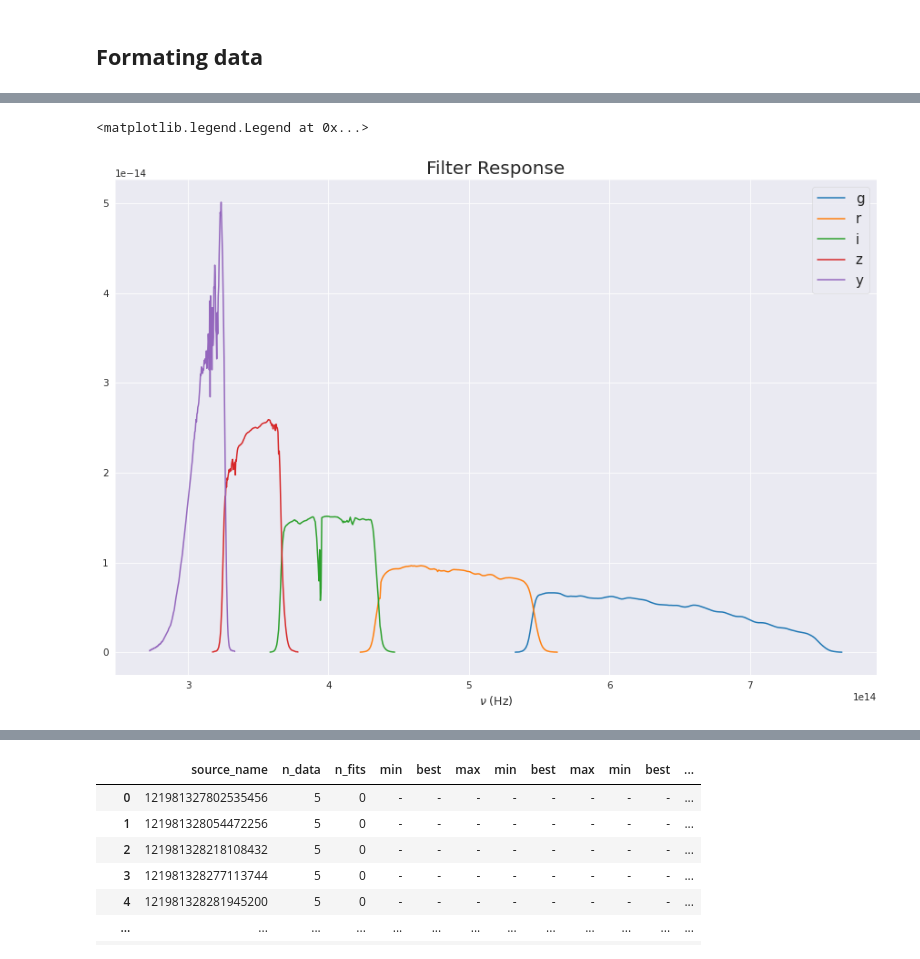
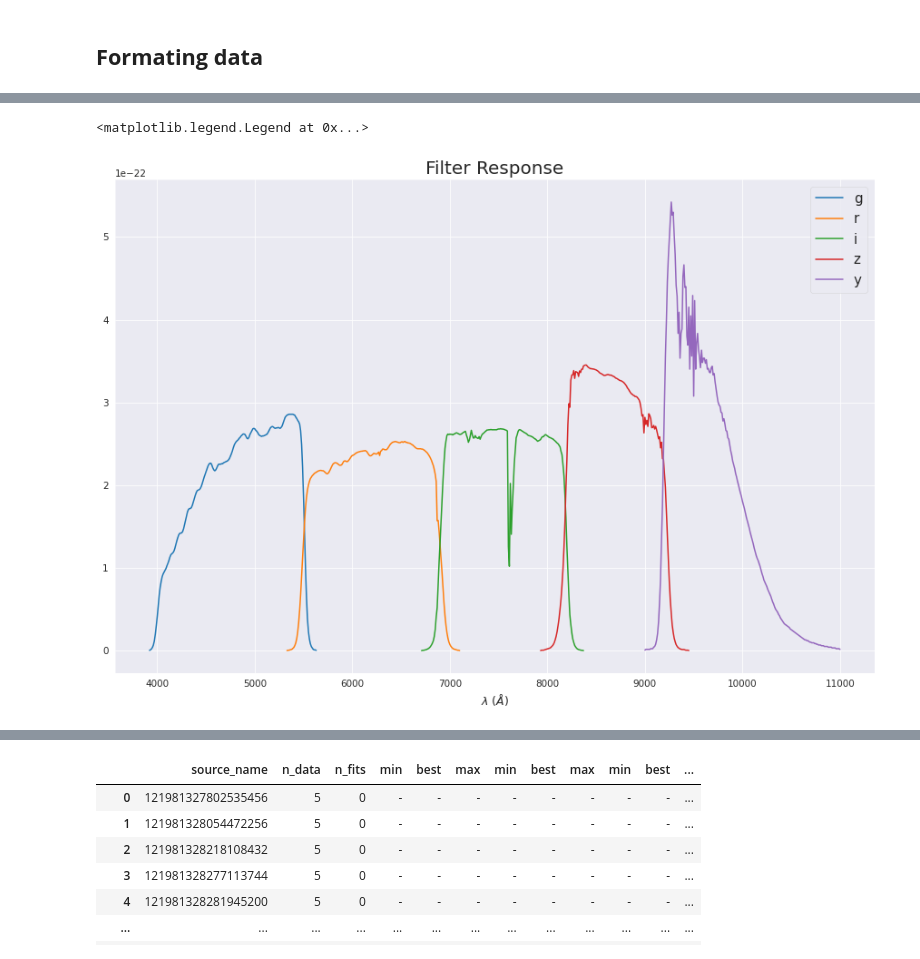
Before and after one commit to Jack3690/INSIST, a Jupyter notebook: UV_Stellar_Catalog.ipynb, the cells around one changed output, grey strips where cells are left out. Drawn from its saved outputs; the diff is of its cells as text; code cells hidden in the pictures.

```diff
--- a/UV_Stellar_Catalog.ipynb
+++ b/UV_Stellar_Catalog.ipynb
@@ -297,45 +298,43 @@ if not os.path.exists('models_kurucz'):
 ## **Formating data**
 # %%
 model_dir = 'models_kurucz'
-extinction = sed.Extinction.from_file('kmh94.par', columns=[0, 3], wav_unit=u.micron, chi_unit=u.cm**2 / u.g)
 
 PS1g = sed.filter.Filter()
 PS1g.name = "PS1g"
-PS1g.central_wavelength = 4881.47 * u.angstrom
+PS1g.central_wavelength = (4881.47 * u.angstrom).to(u.micron)
 PS1g_wl, PS1g_rsr = np.loadtxt('PAN-STARRS_PS1.g.dat', usecols=(0, 1), unpack=True)
 PS1g.nu = 3.0e18 * u.Hz / PS1g_wl
-PS1g.response = PS1g_rsr / np.max(PS1g_rsr)
+PS1g.response = PS1g_rsr
 PS1g.normalize()
 
 PS1r = sed.filter.Filter()
 PS1r.name = "PS1r"
-PS1r.central_wavelength = 6198.41 * u.angstrom
+PS1r.central_wavelength = (6198.41 * u.angstrom).to(u.micron)
 PS1r_wl, PS1r_rsr = np.loadtxt('PAN-STARRS_PS1.r.dat', usecols=(0, 1), unpack=True)
 PS1r.nu = 3.0e18 * u.Hz /PS1r_wl
-PS1r.response = PS1r_rsr / np.max(PS1r_rsr)
+PS1r.response = PS1r_rsr
 PS1r.normalize()
 
 PS1i = sed.filter.Filter()
 PS1i.name = "PS1i"
-PS1i.central_wavelength = 7549.34 * u.angstrom
+PS1i.central_wavelength = (7549.34 * u.angstrom).to(u.micron)
 PS1i_wl, PS1i_rsr = np.loadtxt('PAN-STARRS_PS1.i.dat', usecols=(0, 1), unpack=True)
 PS1i.nu = 3.0e18 * u.Hz / PS1i_wl
-PS1i.response = PS1i_rsr / np.max(PS1i_rsr)
+PS1i.response = PS1i_rsr
 PS1i.normalize()
 
 PS1z = sed.filter.Filter()
 PS1z.name = "PS1z"
-PS1z.central_wavelength = 8701.37 * u.angstrom
+PS1z.central_wavelength = (8701.37 * u.angstrom).to(u.micron)
 PS1z_wl, PS1z_rsr = np.loadtxt('PAN-STARRS_PS1.z.dat', usecols=(0, 1), unpack=True)
 PS1z.nu = 3.0e18 * u.Hz / PS1z_wl
-PS1z.response = PS1z_rsr / np.max(PS1z_rsr)
+PS1z.response = PS1z_rsr
 PS1z.normalize()
 
 PS1y = sed.filter.Filter()
 PS1y.name = "PS1y"
-PS1y.central_wavelength = 9509.80 * u.angstrom
+PS1y.central_wavelength = (9509.80 * u.angstrom).to(u.micron)
 PS1y_wl, PS1y_rsr = np.loadtxt('PAN-STARRS_PS1.y.dat', usecols=(0, 1), unpack=True)
 PS1y.nu = 3.0e18 * u.Hz / PS1y_wl
-PS1y.response = PS1y_rsr / np.max(PS1y_rsr)
+PS1y.response = PS1y_rsr
 PS1y.normalize()
-sed.convolve.convolve_model_dir('models_kurucz', [PS1g, PS1r, PS1i, PS1z,PS1y])
@@ -347,13 +347,13 @@ WARNING: AstropyDeprecationWarning: "clobber" was deprecated in version 2.0 and
 # %%
 plt.figure(figsize = (15,10))
-plt.plot(PS1g.nu,PS1g.response)
-plt.plot(PS1r.nu,PS1r.response)
-plt.plot(PS1i.nu,PS1i.response)
-plt.plot(PS1z.nu,PS1z.response)
-plt.plot(PS1y.nu,PS1y.response)
-plt.xlabel(r'$\nu$ (Hz)')
+plt.plot(PS1g_wl,PS1g.response)
+plt.plot(PS1r_wl,PS1r.response)
+plt.plot(PS1i_wl,PS1i.response)
+plt.plot(PS1z_wl,PS1z.response)
+plt.plot(PS1y_wl,PS1y.response)
+plt.xlabel(r'$\lambda$ ($\AA$)')
 plt.title('Filter Response',size=20)
 plt.legend(['g','r','i','z','y'])
 # %% [output]
 <matplotlib.legend.Legend at 0x...>
-[figure, old version]
+[figure, new version]
```
Also changed, not shown: parts of 14 cells of this notebook.
